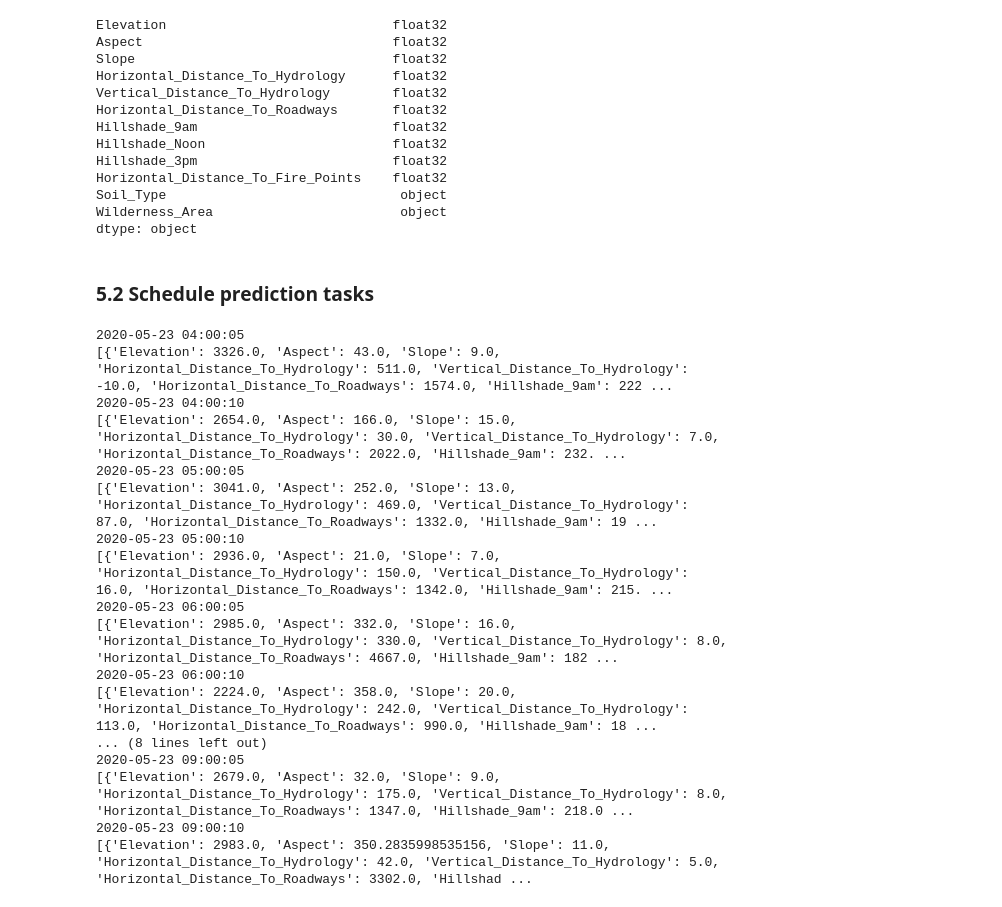
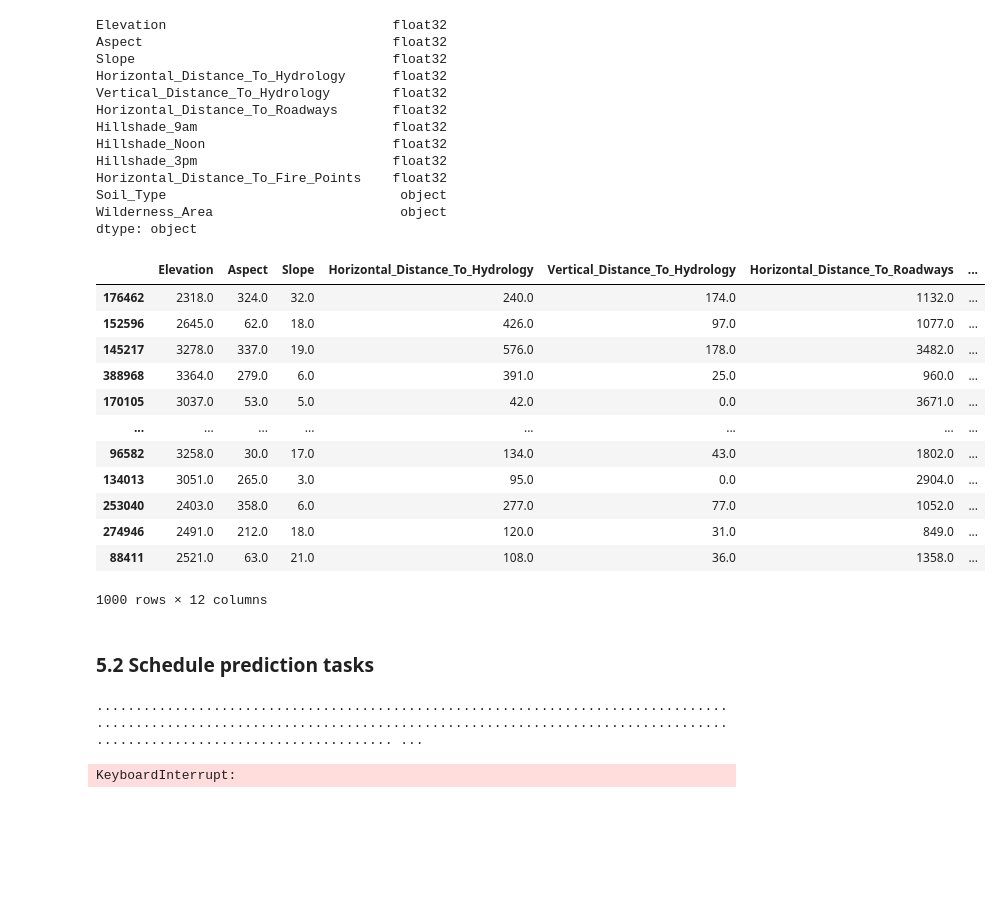
Before and after one commit to jarokaz/drift-monitor, a Jupyter notebook: prediction_player/generate-skewed-data.ipynb, the cells around one changed output. Drawn from its saved outputs; the diff is of its cells as text; code cells hidden in the pictures; blank space fills up the shorter version.

```diff
--- a/prediction_player/generate-skewed-data.ipynb
+++ b/prediction_player/generate-skewed-data.ipynb
@@ -280,6 +280,22 @@ Horizontal_Distance_To_Fire_Points    float32
 Soil_Type                              object
 Wilderness_Area                        object
 dtype: object
+# %%
+converted_serving_data['2020-04-01']
+# %% [output]
+|  | Elevation | Aspect | Slope | Horizontal_Distance_To_Hydrology | Vertical_Distance_To_Hydrology | Horizontal_Distance_To_Roadways | ... |
+| 176462 | 2318.0 | 324.0 | 32.0 | 240.0 | 174.0 | 1132.0 | ... |
+| 152596 | 2645.0 | 62.0 | 18.0 | 426.0 | 97.0 | 1077.0 | ... |
+| 145217 | 3278.0 | 337.0 | 19.0 | 576.0 | 178.0 | 3482.0 | ... |
+| 388968 | 3364.0 | 279.0 | 6.0 | 391.0 | 25.0 | 960.0 | ... |
+| 170105 | 3037.0 | 53.0 | 5.0 | 42.0 | 0.0 | 3671.0 | ... |
+| ... | ... | ... | ... | ... | ... | ... | ... |
+| 96582 | 3258.0 | 30.0 | 17.0 | 134.0 | 43.0 | 1802.0 | ... |
+| 134013 | 3051.0 | 265.0 | 3.0 | 95.0 | 0.0 | 2904.0 | ... |
+| 253040 | 2403.0 | 358.0 | 6.0 | 277.0 | 77.0 | 1052.0 | ... |
+| 274946 | 2491.0 | 212.0 | 18.0 | 120.0 | 31.0 | 849.0 | ... |
+| 88411 | 2521.0 | 63.0 | 21.0 | 108.0 | 36.0 | 1358.0 | ... |
+1000 rows × 12 columns
 # %% [markdown]
 ### 5.2 Schedule prediction tasks
 # %%
@@ -294,33 +310,29 @@ service_account = "caipp-caller@mlops-dev-env.iam.gserviceaccount.com"
 instances_per_call = 2
 seconds_between_calls = 5
 # %%
+count = 0
 for span in converted_serving_data.keys():
-    feature_dicts = converted_serving_data[span][0:4].to_dict(orient='record')
+    feature_dicts = converted_serving_data[span].to_dict(orient='record')
     instances = []
-    start_time = start_time + timedelta(minutes=60)
     execute_time = start_time
     for feature_dict in feature_dicts:
         instances.append(feature_dict)
         if len(instances) == instances_per_call:
             execute_time = execute_time + timedelta(seconds = seconds_between_calls)
-            print(execute_time)
-            print(instances)
+            response = create_predict_task(
+                project=project,
+                queue=queue,
+                service_account=service_account,
+                location=location,
+                model_name=model_name,
+                model_version=model_version,
+                instances=instances,
+                execute_time=execute_time)
             instances = []
+            count += 1
+            if count // 100:
+                print('Scheduled {} tasks'.format(count))
+    start_time = start_time + timedelta(minutes=60)
 # %% [output]
-2020-05-23 04:00:05
-[{'Elevation': 3326.0, 'Aspect': 43.0, 'Slope': 9.0, 'Horizontal_Distance_To_Hydrology': 511.0, 'Vertical_Distance_To_Hydrology': -10.0, 'Horizontal_Distance_To_Roadways': 1574.0, 'Hillshade_9am': 222 ...
-2020-05-23 04:00:10
-[{'Elevation': 2654.0, 'Aspect': 166.0, 'Slope': 15.0, 'Horizontal_Distance_To_Hydrology': 30.0, 'Vertical_Distance_To_Hydrology': 7.0, 'Horizontal_Distance_To_Roadways': 2022.0, 'Hillshade_9am': 232. ...
-2020-05-23 05:00:05
-[{'Elevation': 3041.0, 'Aspect': 252.0, 'Slope': 13.0, 'Horizontal_Distance_To_Hydrology': 469.0, 'Vertical_Distance_To_Hydrology': 87.0, 'Horizontal_Distance_To_Roadways': 1332.0, 'Hillshade_9am': 19 ...
-2020-05-23 05:00:10
-[{'Elevation': 2936.0, 'Aspect': 21.0, 'Slope': 7.0, 'Horizontal_Distance_To_Hydrology': 150.0, 'Vertical_Distance_To_Hydrology': 16.0, 'Horizontal_Distance_To_Roadways': 1342.0, 'Hillshade_9am': 215. ...
-2020-05-23 06:00:05
-[{'Elevation': 2985.0, 'Aspect': 332.0, 'Slope': 16.0, 'Horizontal_Distance_To_Hydrology': 330.0, 'Vertical_Distance_To_Hydrology': 8.0, 'Horizontal_Distance_To_Roadways': 4667.0, 'Hillshade_9am': 182 ...
-2020-05-23 06:00:10
-[{'Elevation': 2224.0, 'Aspect': 358.0, 'Slope': 20.0, 'Horizontal_Distance_To_Hydrology': 242.0, 'Vertical_Distance_To_Hydrology': 113.0, 'Horizontal_Distance_To_Roadways': 990.0, 'Hillshade_9am': 18 ...
-... (8 lines left out)
-2020-05-23 09:00:05
-[{'Elevation': 2679.0, 'Aspect': 32.0, 'Slope': 9.0, 'Horizontal_Distance_To_Hydrology': 175.0, 'Vertical_Distance_To_Hydrology': 8.0, 'Horizontal_Distance_To_Roadways': 1347.0, 'Hillshade_9am': 218.0 ...
-2020-05-23 09:00:10
-[{'Elevation': 2983.0, 'Aspect': 350.2835998535156, 'Slope': 11.0, 'Horizontal_Distance_To_Hydrology': 42.0, 'Vertical_Distance_To_Hydrology': 5.0, 'Horizontal_Distance_To_Roadways': 3302.0, 'Hillshad ...
+........................................................................................................................................................................................................ ...
+KeyboardInterrupt:
```
Also changed, not shown: parts of 11 cells of this notebook, 2 other files.
